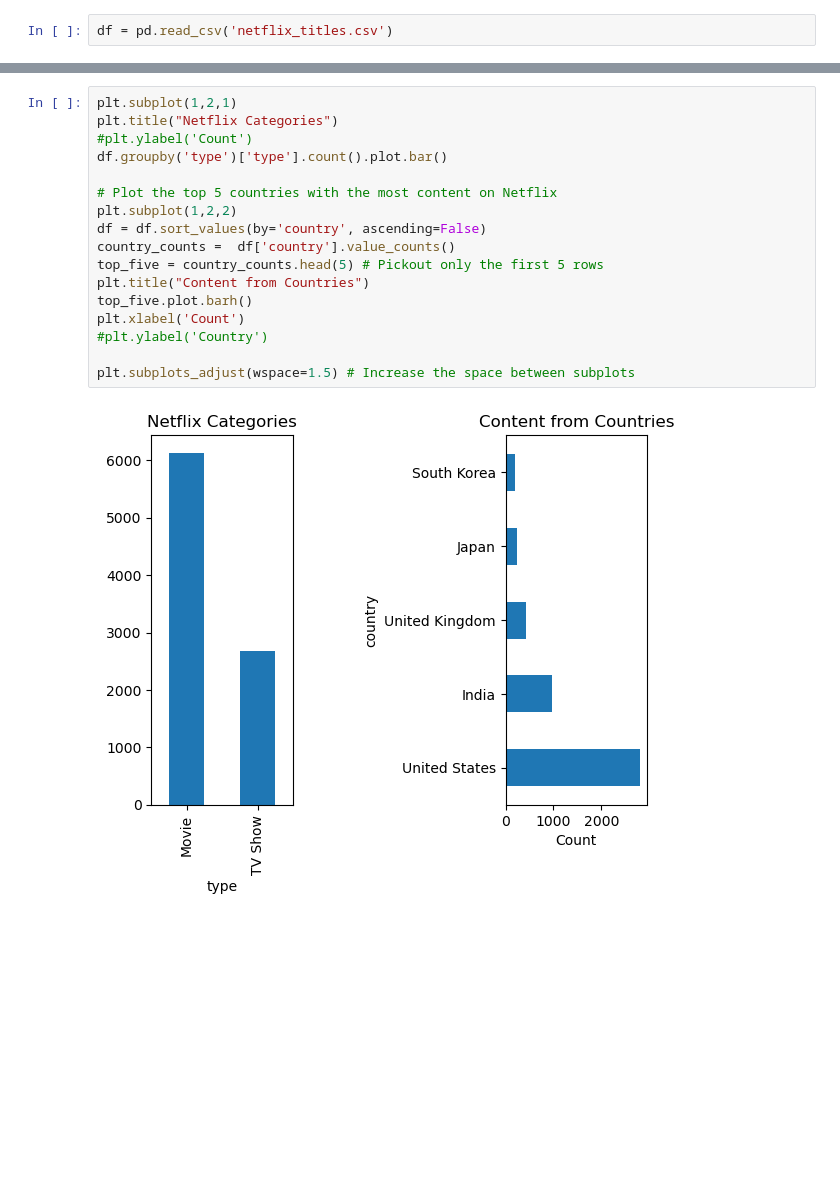
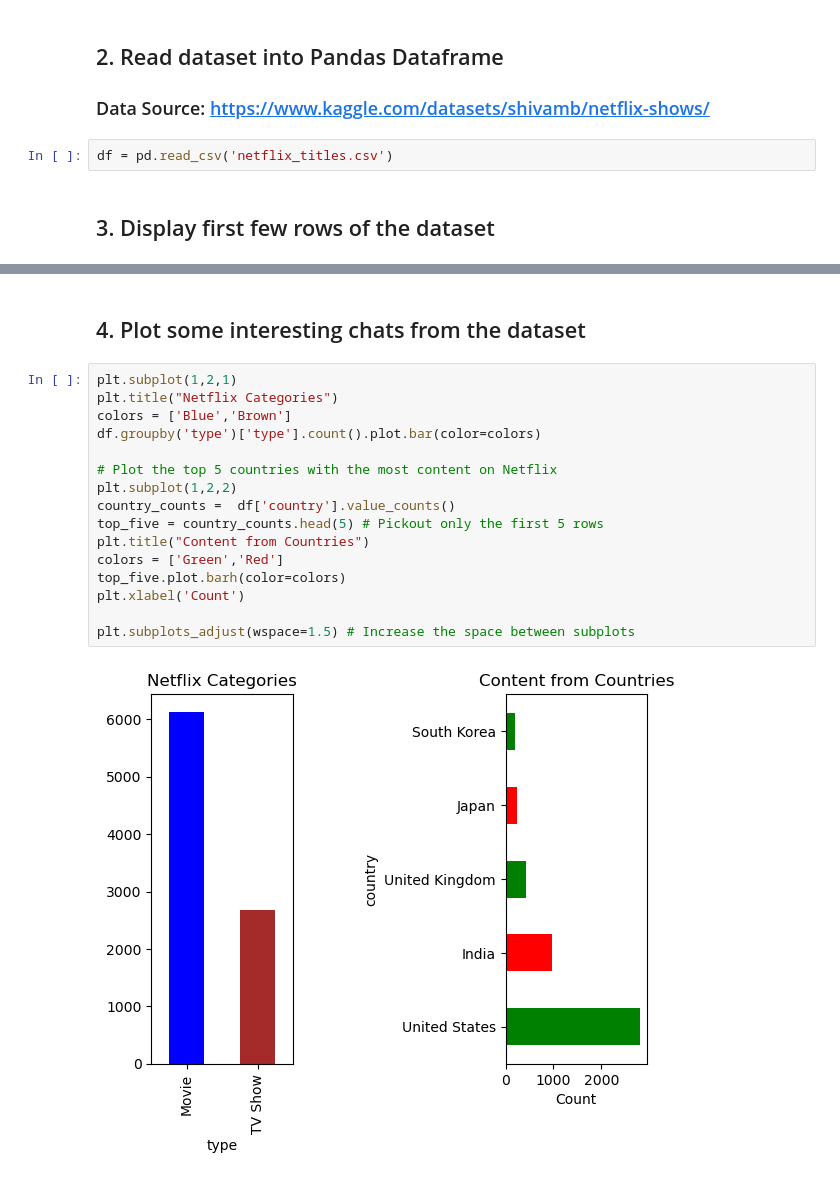
Before and after one commit to pdushie/final_project_visualization, a Jupyter notebook: final_notebook2.ipynb, the cells around one changed output, grey strips where cells are left out. Drawn from its saved outputs; the diff is of its cells as text; blank space fills up the shorter version.

```diff
--- a/final_notebook2.ipynb
+++ b/final_notebook2.ipynb
@@ -4,6 +5,11 @@ import numpy as np
 import matplotlib.pyplot as plt
+# %% [markdown]
+## 2. Read dataset into Pandas Dataframe
+### Data Source: https://www.kaggle.com/datasets/shivamb/netflix-shows/
 # %%
 df = pd.read_csv('netflix_titles.csv')
+# %% [markdown]
+## 3. Display first few rows of the dataset
 # %%
 df.head()
 # %% [output]
@@ -13,22 +19,23 @@ df.head()
 | 2 | s3 | TV Show | Ganglands | Julien Leclercq | Sami Bouajila, Tracy Gotoas, Samu... | NaN | September 24, 2021 | 2021 | TV-MA | 1 Season | ... |
 | 3 | s4 | TV Show | Jailbirds New Orleans | NaN | NaN | NaN | September 24, 2021 | 2021 | TV-MA | 1 Season | ... |
 | 4 | s5 | TV Show | Kota Factory | NaN | Mayur More, Jitendra Kumar, Ranja... | India | September 24, 2021 | 2021 | TV-MA | 2 Seasons | ... |
+# %% [markdown]
+## 4. Plot some interesting chats from the dataset
 # %%
 plt.subplot(1,2,1)
 plt.title("Netflix Categories")
-#plt.ylabel('Count')
-df.groupby('type')['type'].count().plot.bar()
+colors = ['Blue','Brown']
+df.groupby('type')['type'].count().plot.bar(color=colors)
 
 # Plot the top 5 countries with the most content on Netflix
 plt.subplot(1,2,2)
-df = df.sort_values(by='country', ascending=False)
 country_counts =  df['country'].value_counts()
 top_five = country_counts.head(5) # Pickout only the first 5 rows
 plt.title("Content from Countries")
-top_five.plot.barh()
+colors = ['Green','Red']
+top_five.plot.barh(color=colors)
 plt.xlabel('Count')
-#plt.ylabel('Country')
 
 plt.subplots_adjust(wspace=1.5) # Increase the space between subplots
 # %% [output]
-[figure, old version]
+[figure, new version]
```
Also changed, not shown: parts of 2 cells of this notebook, 2 other files.
